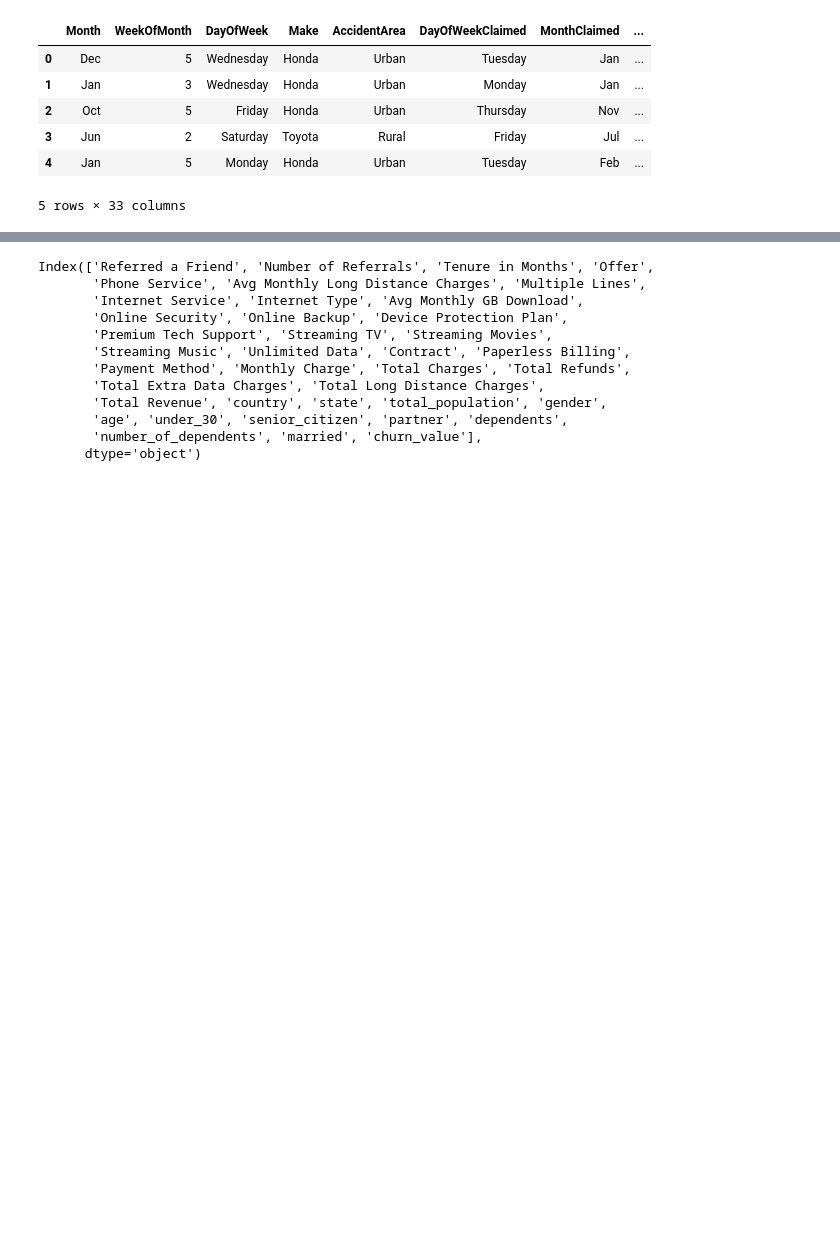
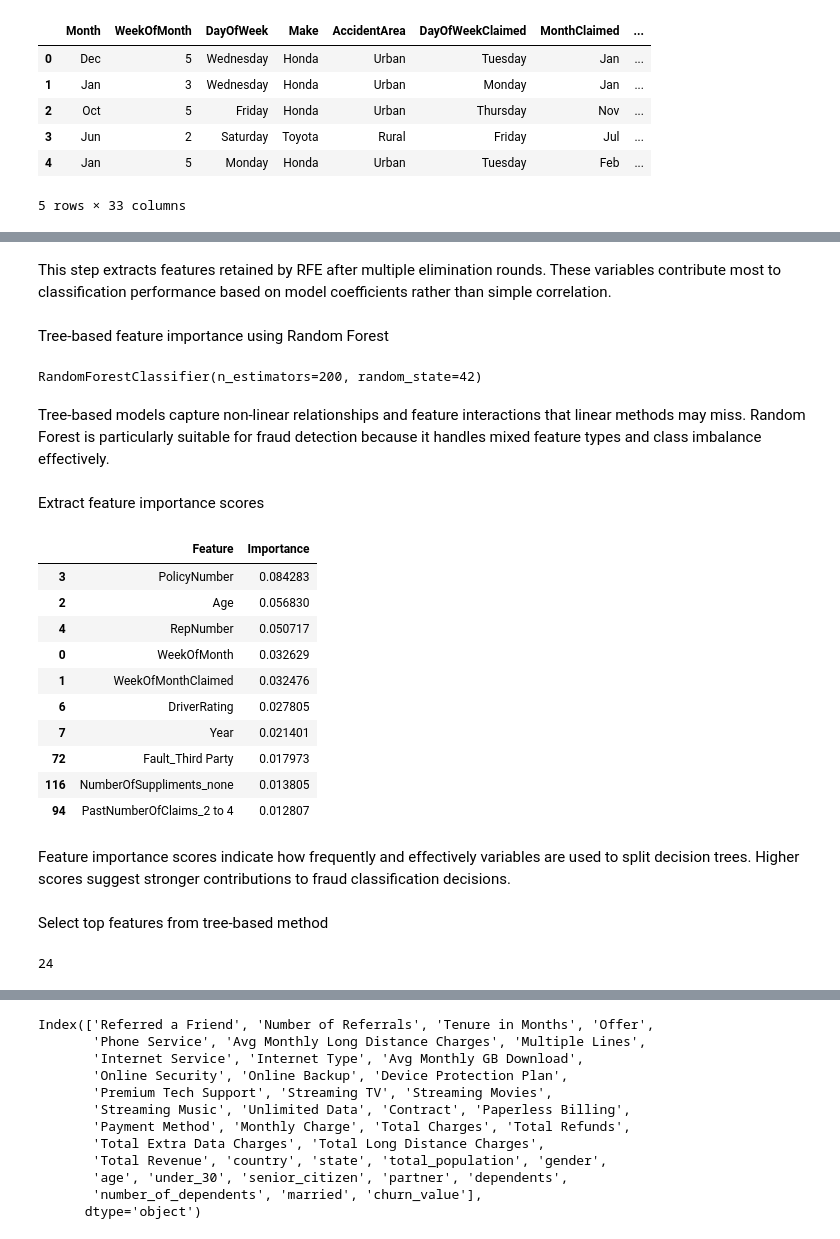
Before and after one commit to adeline-pepela/Module-5, a Jupyter notebook: Predictive and Optimization Analytics/Adeline_Makokha_191199_CAT_1_POA.ipynb, the cells around one changed output, grey strips where cells are left out. Saved outputs shown, nothing was run; the diff lists cells and outputs as text; code cells hidden in the pictures; blank space fills up the shorter version.

```diff
--- a/Predictive and Optimization Analytics/Adeline_Makokha_191199_CAT_1_POA.ipynb
+++ b/Predictive and Optimization Analytics/Adeline_Makokha_191199_CAT_1_POA.ipynb
@@ -37,0 +413,5 @@ df.head()
+# %%
+# Compute correlation with target
+correlation_scores = X_encoded.corrwith(y).sort_values(ascending=False)
+
+correlation_scores.head(10)
@@ -37,0 +434,7 @@ df.head()
+# %%
+# Select features with meaningful correlation
+selected_corr_features = correlation_scores[
+    correlation_scores.abs() > 0.02
+].index.tolist()
+
+len(selected_corr_features)
@@ -37,0 +447,14 @@ df.head()
+# %%
+from sklearn.linear_model import LogisticRegression
+from sklearn.feature_selection import RFE
+
+# Logistic regression as base estimator
+log_reg = LogisticRegression(max_iter=1000)
+
+# RFE selection
+rfe = RFE(
+    estimator=log_reg,
+    n_features_to_select=15
+)
+
+rfe.fit(X_encoded[selected_corr_features], y)
@@ -37,0 +488,53 @@ df.head()
+# %% [markdown]
+This step extracts features retained by RFE after multiple elimination rounds. These variables contribute most to classification performance based on model coefficients rather than simple correlation.
+# %% [markdown]
+Tree-based feature importance using Random Forest
+# %%
+from sklearn.ensemble import RandomForestClassifier
+
+# Train Random Forest
+rf = RandomForestClassifier(
+    n_estimators=200,
+    random_state=42
+)
+
+rf.fit(X_encoded, y)
+# %% [output]
+RandomForestClassifier(n_estimators=200, random_state=42)
+# %% [markdown]
+Tree-based models capture non-linear relationships and feature interactions that linear methods may miss. Random Forest is particularly suitable for fraud detection because it handles mixed feature types and class imbalance effectively.
+# %% [markdown]
+Extract feature importance scores
+# %%
+# Create feature importance dataframe
+feature_importance = pd.DataFrame({
+    "Feature": X_encoded.columns,
+    "Importance": rf.feature_importances_
+}).sort_values(by="Importance", ascending=False)
+
+feature_importance.head(10)
+# %% [output]
+|  | Feature | Importance |
+| 3 | PolicyNumber | 0.084283 |
+| 2 | Age | 0.056830 |
+| 4 | RepNumber | 0.050717 |
+| 0 | WeekOfMonth | 0.032629 |
+| 1 | WeekOfMonthClaimed | 0.032476 |
+| 6 | DriverRating | 0.027805 |
+| 7 | Year | 0.021401 |
+| 72 | Fault_Third Party | 0.017973 |
+| 116 | NumberOfSuppliments_none | 0.013805 |
+| 94 | PastNumberOfClaims_2 to 4 | 0.012807 |
+# %% [markdown]
+Feature importance scores indicate how frequently and effectively variables are used to split decision trees. Higher scores suggest stronger contributions to fraud classification decisions.
+# %% [markdown]
+Select top features from tree-based method
+# %%
+# Select top features based on importance threshold
+tree_selected_features = feature_importance[
+    feature_importance["Importance"] > 0.01
+]["Feature"].tolist()
+
+len(tree_selected_features)
+# %% [output]
+24
```
Also changed, not shown: parts of 102 cells of this notebook, 1 other file.
